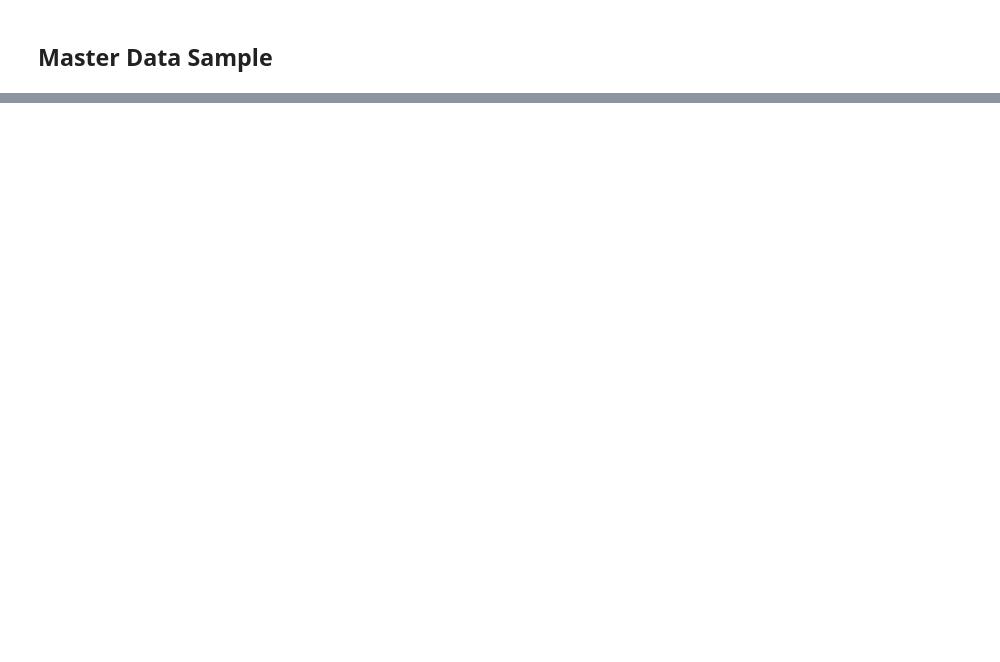
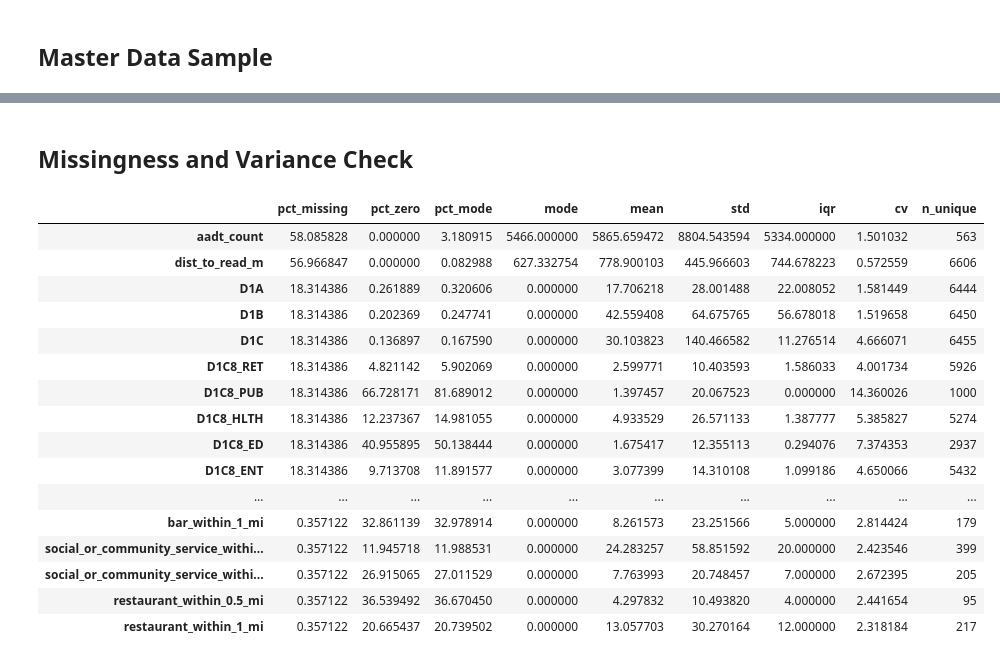
Before and after one commit to Ransommac13/mads_milestone_two, a Jupyter notebook: notebooks/variable_id.ipynb, the cells around one changed output, grey strips where cells are left out. Cells and saved outputs as stored; diff of their text form; code cells hidden in the pictures; blank space fills up the shorter version.

Commit message:
Add missingness, variance, and correlation checks.

```diff
--- a/notebooks/variable_id.ipynb
+++ b/notebooks/variable_id.ipynb
@@ -170,0 +236,2 @@ master_df.sample(5)
+# %% [markdown]
+## Missingness and Variance Check
@@ -170,0 +267,43 @@ master_df.sample(5)
+# %%
+numeric_features = ['aadt_count', 'dist_to_read_m',
+                    'median_household_income', 'households_total', 'total_population',
+                    'age_18_29_proportion', 'age_30_64_proportion', 'age_65_plus_proportion',
+                    'poverty_rate', 'bachelors_degree_proportion_25plus', 'post_grad_degree_proportion_25plus',
+                    'labor_force_participation_rate', 'unemployment_rate',
+                    'owner_occupied_proportion', 'renter_occupied_proportion',
+                    'family_households_proportion', 'nonfamily_multiperson_households_proportion',
+                    'living_alone_households_proportion', 'no_vehicle_households_proportion',
+                    'D1A', 'D1B', 'D1C', 'D1C8_RET', 'D1C8_OFF', 'D1C8_IND', 'D1C8_SVC', 'D1C8_ENT',
+                    'D1C8_ED', 'D1C8_HLTH', 'D1C8_PUB', 'D3A', 'NatWalkInd',
+                    'gas_station_within_0.5_mi', 'gas_station_within_1_mi', 'arts_and_entertainment_within_0.5_mi',
+                    'arts_and_entertainment_within_1_mi', 'shopping_within_0.5_mi',
+                    'shopping_within_1_mi', 'social_or_community_service_within_0.5_mi',
+                    'social_or_community_service_within_1_mi', 'restaurant_within_0.5_mi',
+                    'restaurant_within_1_mi', 'bar_within_0.5_mi', 'bar_within_1_mi',
+                    'rac_c000', 'rac_ce01', 'rac_ce02', 'rac_ce03', 'wac_c000', 'wac_cns07',
+                    'wac_cns18', 'wac_ce01', 'wac_ce02', 'wac_ce03']
+
+categorical_features = ['chain', 'bustype', 'aadt_functional_class', 'aadt_lanes']
+
+numeric_summary = summarize_numeric_features(master_df, numeric_features)
+categorical_summary = summarize_categorical_features(master_df, categorical_features)
+
+numeric_summary
+# %% [output]
+|  | pct_missing | pct_zero | pct_mode | mode | mean | std | iqr | cv | n_unique |
+| aadt_count | 58.085828 | 0.000000 | 3.180915 | 5466.000000 | 5865.659472 | 8804.543594 | 5334.000000 | 1.501032 | 563 |
+| dist_to_read_m | 56.966847 | 0.000000 | 0.082988 | 627.332754 | 778.900103 | 445.966603 | 744.678223 | 0.572559 | 6606 |
+| D1A | 18.314386 | 0.261889 | 0.320606 | 0.000000 | 17.706218 | 28.001488 | 22.008052 | 1.581449 | 6444 |
+| D1B | 18.314386 | 0.202369 | 0.247741 | 0.000000 | 42.559408 | 64.675765 | 56.678018 | 1.519658 | 6450 |
+| D1C | 18.314386 | 0.136897 | 0.167590 | 0.000000 | 30.103823 | 140.466582 | 11.276514 | 4.666071 | 6455 |
+| D1C8_RET | 18.314386 | 4.821142 | 5.902069 | 0.000000 | 2.599771 | 10.403593 | 1.586033 | 4.001734 | 5926 |
+| D1C8_PUB | 18.314386 | 66.728171 | 81.689012 | 0.000000 | 1.397457 | 20.067523 | 0.000000 | 14.360026 | 1000 |
+| D1C8_HLTH | 18.314386 | 12.237367 | 14.981055 | 0.000000 | 4.933529 | 26.571133 | 1.387777 | 5.385827 | 5274 |
+| D1C8_ED | 18.314386 | 40.955895 | 50.138444 | 0.000000 | 1.675417 | 12.355113 | 0.294076 | 7.374353 | 2937 |
+| D1C8_ENT | 18.314386 | 9.713708 | 11.891577 | 0.000000 | 3.077399 | 14.310108 | 1.099186 | 4.650066 | 5432 |
+| ... | ... | ... | ... | ... | ... | ... | ... | ... | ... |
+| bar_within_1_mi | 0.357122 | 32.861139 | 32.978914 | 0.000000 | 8.261573 | 23.251566 | 5.000000 | 2.814424 | 179 |
+| social_or_community_service_withi... | 0.357122 | 11.945718 | 11.988531 | 0.000000 | 24.283257 | 58.851592 | 20.000000 | 2.423546 | 399 |
+| social_or_community_service_withi... | 0.357122 | 26.915065 | 27.011529 | 0.000000 | 7.763993 | 20.748457 | 7.000000 | 2.672395 | 205 |
+| restaurant_within_0.5_mi | 0.357122 | 36.539492 | 36.670450 | 0.000000 | 4.297832 | 10.493820 | 4.000000 | 2.441654 | 95 |
+| restaurant_within_1_mi | 0.357122 | 20.665437 | 20.739502 | 0.000000 | 13.057703 | 30.270164 | 12.000000 | 2.318184 | 217 |
```
Also changed, not shown: parts of 16 cells of this notebook.
